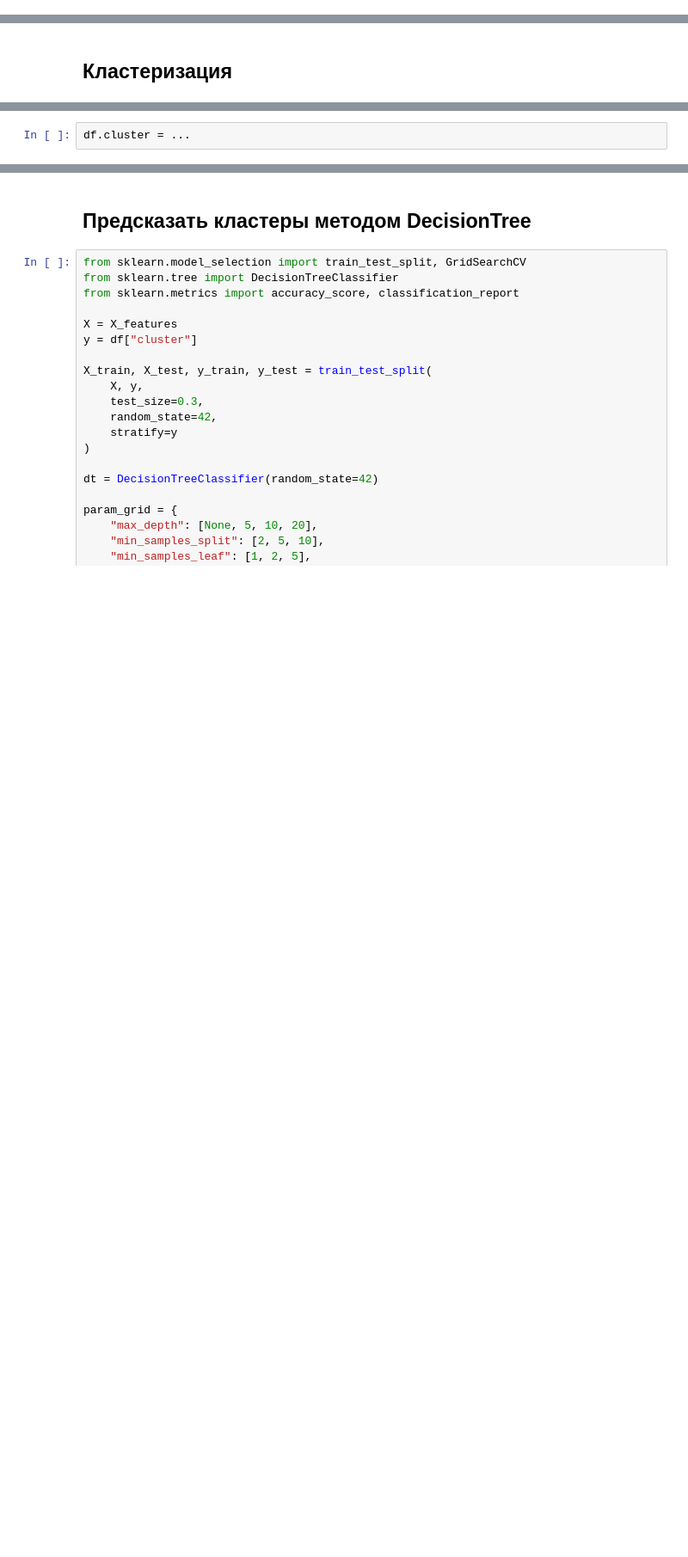
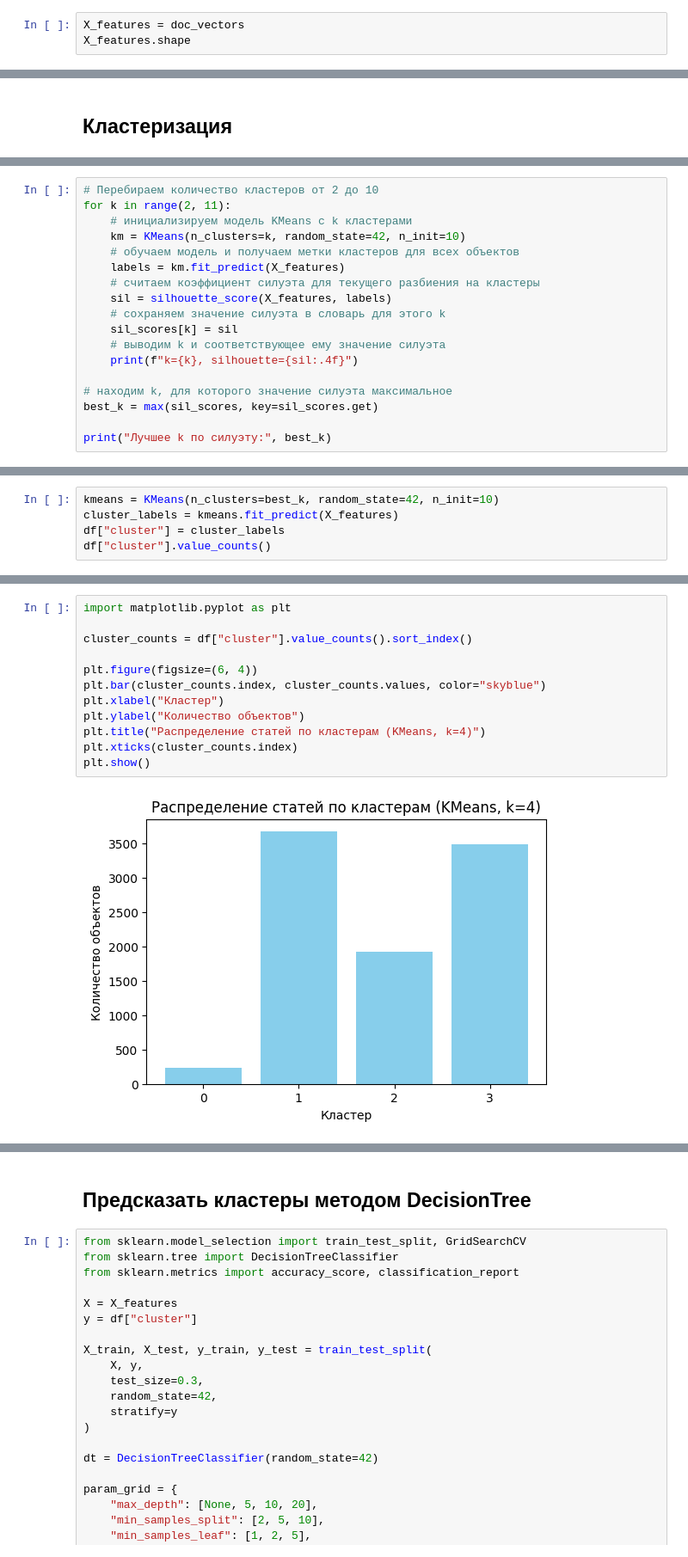
Before and after one commit to kvikik/MMO, a Jupyter notebook: Практика_5_2.ipynb, the cells around one changed output, grey strips where cells are left out. Shown at 86% size. Cells and saved outputs as stored; diff of their text form; blank space fills up the shorter version.

```diff
--- a/Практика_5_2.ipynb
+++ b/Практика_5_2.ipynb
@@ -121,3 +134,6 @@ doc_vectors = np.vstack([doc_vector(t, w2v) for t in tokenized_texts])
 doc_vectors.shape
 # %% [output]
 (9325, 100)
+# %%
+X_features = doc_vectors
+X_features.shape
@@ -140,2 +147,0 @@ numeric_imputed.shape
-# %%
-df.cluster = ...
@@ -141,0 +160,18 @@ df.cluster = ...
+# %%
+# Перебираем количество кластеров от 2 до 10
+for k in range(2, 11):
+    # инициализируем модель KMeans с k кластерами
+    km = KMeans(n_clusters=k, random_state=42, n_init=10)
+    # обучаем модель и получаем метки кластеров для всех объектов
+    labels = km.fit_predict(X_features)
+    # считаем коэффициент силуэта для текущего разбиения на кластеры
+    sil = silhouette_score(X_features, labels)
+    # сохраняем значение силуэта в словарь для этого k
+    sil_scores[k] = sil
+    # выводим k и соответствующее ему значение силуэта
+    print(f"k={k}, silhouette={sil:.4f}")
+
+# находим k, для которого значение силуэта максимальное
+best_k = max(sil_scores, key=sil_scores.get)
+
+print("Лучшее k по силуэту:", best_k)
@@ -141,0 +196,5 @@ df.cluster = ...
+# %%
+kmeans = KMeans(n_clusters=best_k, random_state=42, n_init=10)
+cluster_labels = kmeans.fit_predict(X_features)
+df["cluster"] = cluster_labels
+df["cluster"].value_counts()
@@ -141,0 +211,14 @@ df.cluster = ...
+# %%
+import matplotlib.pyplot as plt
+
+cluster_counts = df["cluster"].value_counts().sort_index()
+
+plt.figure(figsize=(6, 4))
+plt.bar(cluster_counts.index, cluster_counts.values, color="skyblue")
+plt.xlabel("Кластер")
+plt.ylabel("Количество объектов")
+plt.title("Распределение статей по кластерам (KMeans, k=4)")
+plt.xticks(cluster_counts.index)
+plt.show()
+# %% [output]
+[figure, added]
```
Also changed, not shown: parts of 24 cells of this notebook.
